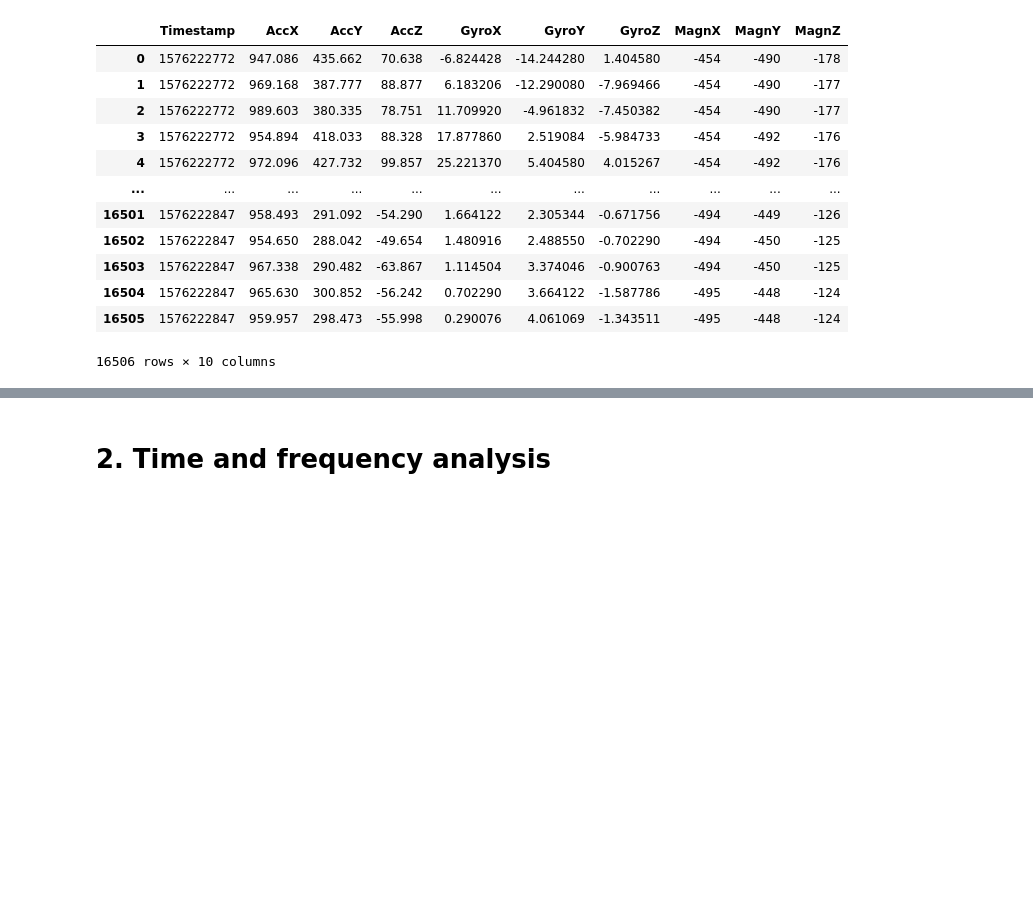
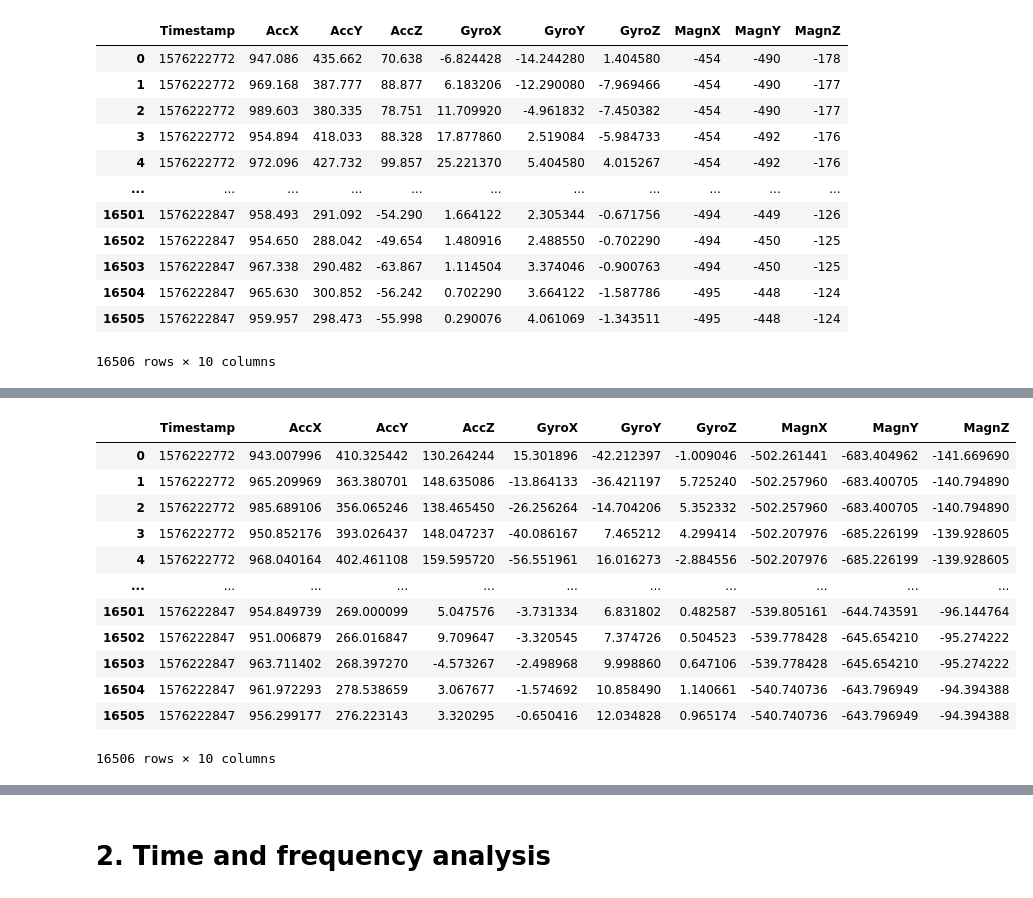
Before and after one commit to anaisbattut/ProjectHEART, a Jupyter notebook: Project.ipynb, the cells around one changed output, grey strips where cells are left out. Saved outputs shown, nothing was run; the diff lists cells and outputs as text; code cells hidden in the pictures; blank space fills up the shorter version.

```diff
--- a/Project.ipynb
+++ b/Project.ipynb
@@ -128,0 +155,49 @@ data
+# %%
+#config_5.txt data
+#gyro : offset
+#we set the x,y,z to a unitary matrix
+gyro = np.array([-2.242224, 2.963463, -0.718397])
+#acc : x, y, z, offset
+acc = np.array([[1.000966, -0.002326418,-0.0006995499,-3.929942],
+                [-0.002326379, 0.9787045, -0.001540918, -13.74679],
+                [-0.0006995811, -0.001540928 ,1.00403 ,60.67546]])
+#magn : x, y, z, offset
+magn = np.array([[0.9192851, -0.02325168, 0.003480837, -95.67974],
+                 [-0.02325175, 0.914876, 0.004257396, -244.9142],
+                 [0.003481006, 0.004257583, 0.8748001, 17.71132]])
+
+def apply_config(conf, name, offset):
+    #create the right column name
+    column = np.array([name + i for i in ['X', 'Y', 'Z']])
+    n = len(data)
+
+    #for each line of the dataset, we apply the conf and the offset data = data * conf + offset
+    #if Gyro we need conf * data
+    if (name=="Gyro"):
+        for k in range(n):
+            data.loc[k, column] = conf * data.loc[k, column]
+    #else we need conf.dot(data)
+    else:
+        for k in range(n):
+            data.loc[k, column] = conf.dot(data.loc[k,column]) + offset
+
+
+
+apply_config(gyro, "Gyro", 0)
+apply_config(acc[:, :3], "Acc", acc[:, 3])
+apply_config(magn[:, :3], "Magn", magn[:, 3])
+data
+# %% [output]
+|  | Timestamp | AccX | AccY | AccZ | GyroX | GyroY | GyroZ | MagnX | MagnY | MagnZ |
+| 0 | 1576222772 | 943.007996 | 410.325442 | 130.264244 | 15.301896 | -42.212397 | -1.009046 | -502.261441 | -683.404962 | -141.669690 |
+| 1 | 1576222772 | 965.209969 | 363.380701 | 148.635086 | -13.864133 | -36.421197 | 5.725240 | -502.257960 | -683.400705 | -140.794890 |
+| 2 | 1576222772 | 985.689106 | 356.065246 | 138.465450 | -26.256264 | -14.704206 | 5.352332 | -502.257960 | -683.400705 | -140.794890 |
+| 3 | 1576222772 | 950.852176 | 393.026437 | 148.047237 | -40.086167 | 7.465212 | 4.299414 | -502.207976 | -685.226199 | -139.928605 |
+| 4 | 1576222772 | 968.040164 | 402.461108 | 159.595720 | -56.551961 | 16.016273 | -2.884556 | -502.207976 | -685.226199 | -139.928605 |
+| ... | ... | ... | ... | ... | ... | ... | ... | ... | ... | ... |
+| 16501 | 1576222847 | 954.849739 | 269.000099 | 5.047576 | -3.731334 | 6.831802 | 0.482587 | -539.805161 | -644.743591 | -96.144764 |
+| 16502 | 1576222847 | 951.006879 | 266.016847 | 9.709647 | -3.320545 | 7.374726 | 0.504523 | -539.778428 | -645.654210 | -95.274222 |
+| 16503 | 1576222847 | 963.711402 | 268.397270 | -4.573267 | -2.498968 | 9.998860 | 0.647106 | -539.778428 | -645.654210 | -95.274222 |
+| 16504 | 1576222847 | 961.972293 | 278.538659 | 3.067677 | -1.574692 | 10.858490 | 1.140661 | -540.740736 | -643.796949 | -94.394388 |
+| 16505 | 1576222847 | 956.299177 | 276.223143 | 3.320295 | -0.650416 | 12.034828 | 0.965174 | -540.740736 | -643.796949 | -94.394388 |
+16506 rows × 10 columns
```
Also changed, not shown: parts of 11 cells of this notebook.
